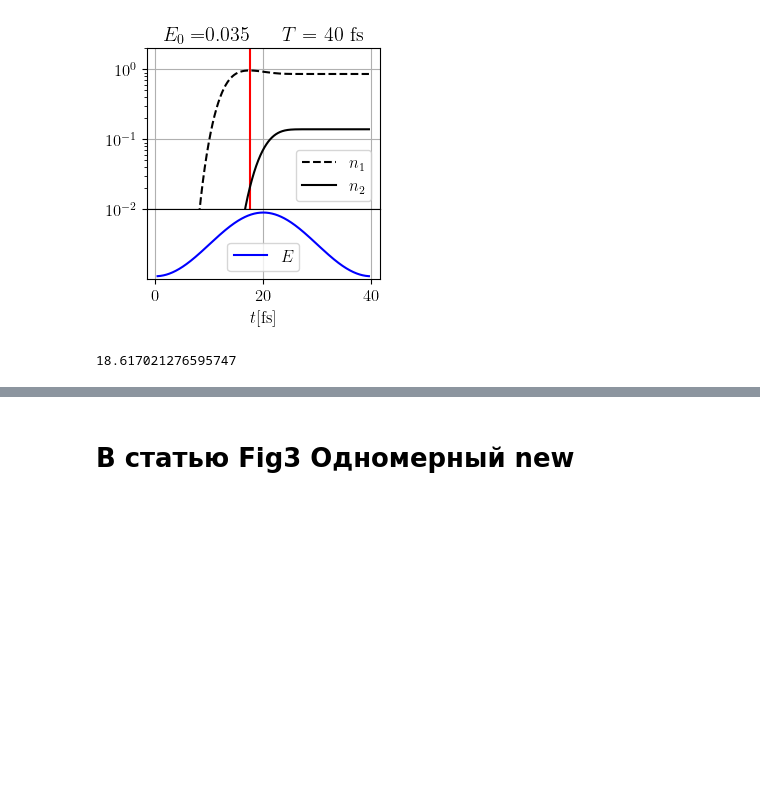
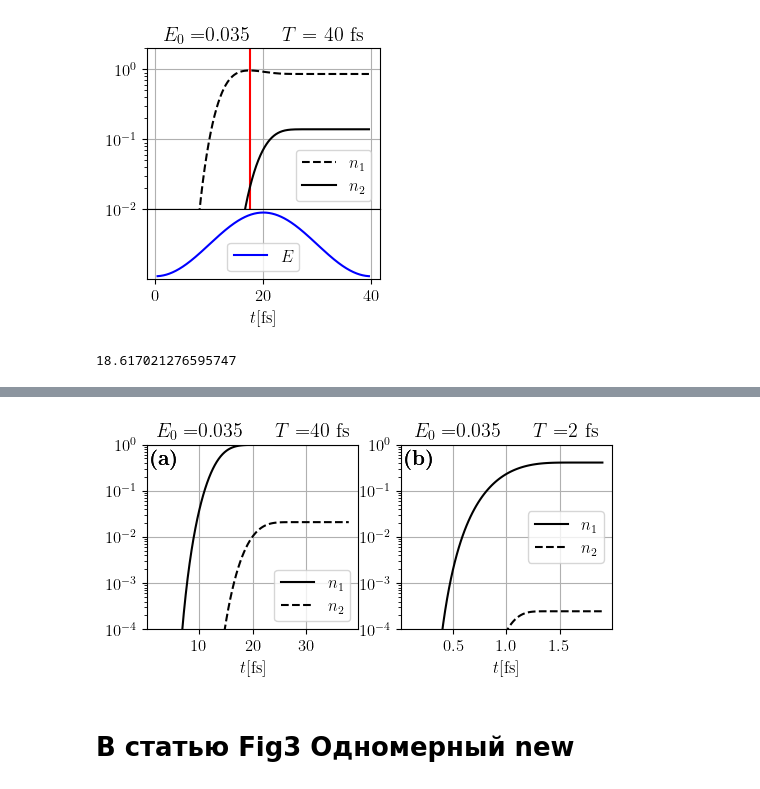
Before and after one commit to DenTyur/RSSFM, a Jupyter notebook: src/analitic/analitic.ipynb, the cells around one changed output, grey strips where cells are left out. Cells and saved outputs as stored; diff of their text form; code cells hidden in the pictures; blank space fills up the shorter version.

```diff
--- a/src/analitic/analitic.ipynb
+++ b/src/analitic/analitic.ipynb
@@ -317,3 +384,74 @@ DOUBLE_w_inner= 0.13945438611297578
+# %%
+Ip_external = 3.37; A1 = 1.49
+Ip_inner = 11.81; A2 = 1.83
+w1 = IR(I = fs.eV_to_au(Ip_external), Z=0, l=1, m=0, A=A1)
+w2 = IR(I = fs.eV_to_au(Ip_inner), Z=1, l=1, m=0, A=A2)
+
+Ts = np.array([40, 2])
+T = Ts/au_to_fs
+omegas = np.pi/T
+E0s = [0.035, 0.035]
+Nt = 100
+
+# задаем поле
+def E(t, E0, omega):
+    E = E0 * np.sin(omega * t) ** 2 * \
+        np.heaviside(np.pi / omega - t, 0)
+    return E
+
+
+# fig, ax = plt.subplots(2, 2, figsize=(6.8, 3.5), gridspec_kw={'height_ratios': [2.3, 1]})
+fig, ax = plt.subplots(1, 2, figsize=(6, 2.4))
+fig.subplots_adjust(hspace=0)
+
+for i in range(2):
+    omega = omegas[i]
+    E0 = E0s[i]
+    T = np.pi/omega
+    t_arr = np.linspace(0.05*T, 0.95*T, Nt)
+
+    #---------------
+    m = 0
+    # n = KinEqs(t_arr, [1, 0, 0], E0, omega,  w1, w2)
+    n = KinEqs(t_arr, [1, 0, 0], E0, omega,  w1, w2)
+    ax[ i].plot(t_arr*au_to_fs, n[:, 1], color='black', label=r'$n_1$', linestyle = '-')
+    ax[ i].plot(t_arr*au_to_fs, n[:, 2], color='black', label=r'$n_2$', linestyle = '--')
+    ax[ i].grid();
+    ax[ i].set_title(r"$E_0 = $"+f"{E0}"+r"$~~~~~T = $"+f"{Ts[i]}"+" fs")
+    ax[ i].set_yscale('log')
+    ax[ i].set(xlabel=r'$t$[fs]')
+    ax[ 0].set_ylim([1e-4, 1])
+    ax[ 1].set_ylim([1e-4, 1])
+
+    # ax[1, i].plot(t_arr*au_to_fs, E(t_arr, E0, omega), color='blue', label=r'$E$', linestyle = '-')
+    # ax[1, i].set(xlabel=r'$t$[fs]')
+    # ax[i, 0].set_xticks([0, 10, 20, 30])
+    # ax[i, 1].set_xticks([0.0, 0.5, 1.0, 1.5])
+    # ax[1, 0].set_yticks([])
+    # ax[1, 1].set_yticks([])
+    # ax[1, i].grid(); ax[1, i].legend();
+
+    # if i==1:
+    #     # сохранение массивов для статьи
+    #     root_data = "/home/denis/MEPhI/Аспирантура/Моя_статья/data"
+
+    #     np.save(root_data + "/Fig3/n1_plot_b.npy", n[:, 1])
+    #     np.save(root_data + "/Fig3/n2_plot_b.npy", n[:, 2])
+    #     np.save(root_data + "/Fig3/t_plot_b.npy", t_arr*au_to_fs)
+    #     np.save(root_data + "/Fig3/E_plot_b.npy", E(t_arr, E0, omega))
+    ax[0].text(0.02, 0.98, r'\textbf{(a)}', transform=ax[0].transAxes,
+           fontsize=15, fontweight='bold',
+           verticalalignment='top', horizontalalignment='left')
+    ax[1].text(0.02, 0.98, r'\textbf{(b)}', transform=ax[1].transAxes,
+           fontsize=15, fontweight='bold',
+           verticalalignment='top', horizontalalignment='left')
+
+ax[1].legend(loc='center right');
+ax[0].legend(loc='lower right');
+
+fig.savefig('Fig3_new.png', bbox_inches='tight', dpi=600)
+# %% [output]
+[figure, added]
 # %% [markdown]
 # В статью Fig3 Одномерный new
 # %%
```
Also changed, not shown: parts of 2 cells of this notebook, 21 other files.
